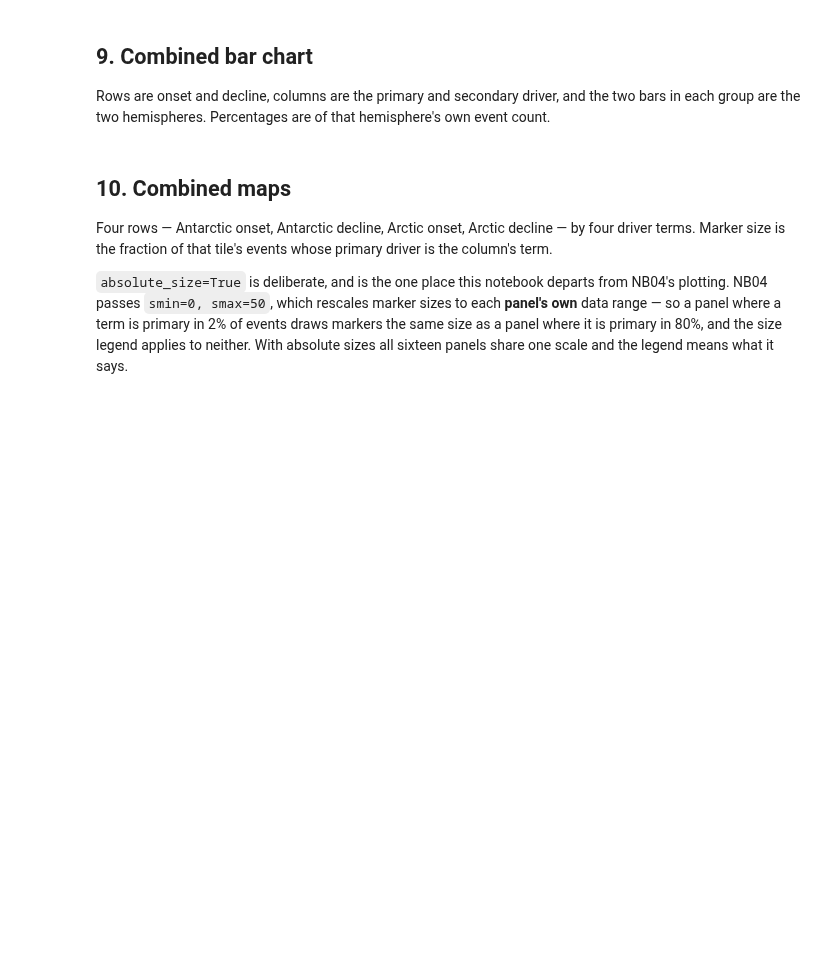
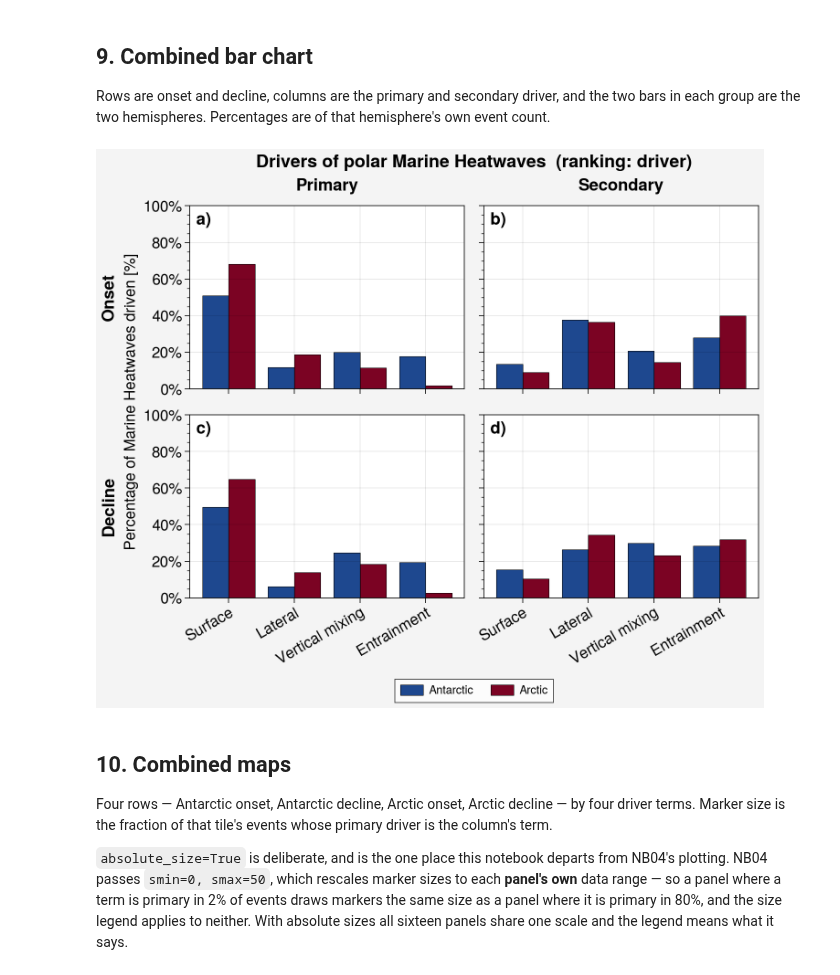
Before and after one commit to nmalan/polar-mhw-driver, a Jupyter notebook: notebooks/06_bipolar_richaud_method.ipynb, the cells around one changed output. Drawn from its saved outputs; the diff is of its cells as text; code cells hidden in the pictures; blank space fills up the shorter version.

Commit message:
polar comparison analysis working, next step seasonal and time partitioning

```diff
--- a/notebooks/06_bipolar_richaud_method.ipynb
+++ b/notebooks/06_bipolar_richaud_method.ipynb
@@ -151,7 +145,7 @@ BUDGET_CLIM_FILE = OUTPUT_DIR + 'mlt_budget_clim_daily_336-365_global.nc'
 MLT_CLIM_FILE    = base + 'post_processed_diags/om2_025_MLT_clim.nc'
 MLT_THRESH_FILE  = base + 'post_processed_diags/om2_025_MLT_thresh.nc'
 
-p2figs = OUTPUT_DIR + 'figures/'
+p2figs = '/home/561/nm5072/polar-mhw-driver/plots'
 os.makedirs(p2figs, exist_ok=True)
 
 # ── MHW detection ─────────────────────────────────────────────────────────────
@@ -967,31 +1052,33 @@ each group are the two hemispheres. Percentages are of that hemisphere's own eve
 # %%
 HEMI_COLORS = ['cobalt', 'wine red']
 HEMI_NAMES = list(HEMIS)
 
 
 def rank_frame_phase(phase, rank):
     """4 terms x 2 hemispheres, as a percentage of each hemisphere's own event count."""
     return pd.DataFrame(
         {name: [float(TALLY[name][phase].loc[rank][t]) / NMHW[name] * 100 for t in ORDER]
          for name in HEMI_NAMES}, index=DRIVER_TICKS)
 
 
 fig, axs = uplt.subplots(ncols=2, nrows=2, refwidth=3, refaspect=1.5)
 panels = [('onset', 1), ('onset', 2), ('decline', 1), ('decline', 2)]
 h_bar = None
 for k, (ph, rk) in enumerate(panels):
     hb = axs[k].bar(rank_frame_phase(ph, rk), cycle=HEMI_COLORS, edgecolor='k', linewidth=0.4)
     if h_bar is None:
         h_bar = hb
 
 axs[2:4].format(xticklabels=DRIVER_TICKS, xrotation=30)
 axs.format(leftlabels=['Onset', 'Decline'], toplabels=['Primary', 'Secondary'],
            abc='a)', abcloc='ul', fontsize=12,
            yformatter='percent', ylim=[0, 100],
            ylabel='Percentage of Marine Heatwaves driven [%]')
 fig.legend(h_bar, labels=HEMI_NAMES, loc='b', ncol=2)
 fig.suptitle('Drivers of polar Marine Heatwaves  (ranking: {0})'.format(RANK_BY), fontsize=14)
-# fig.save(p2figs + 'BarPlot_bipolar_MHWDrivers_ranking_{0}.png'.format(RANK_BY), dpi=600)
+fig.save(p2figs + 'BarPlot_bipolar_MHWDrivers_ranking_{0}.png'.format(RANK_BY), dpi=600)
+# %% [output]
+[figure, added]
 # %% [markdown]
 ## 10. Combined maps
 
```
Also changed, not shown: parts of 18 cells of this notebook, 2 other files.
